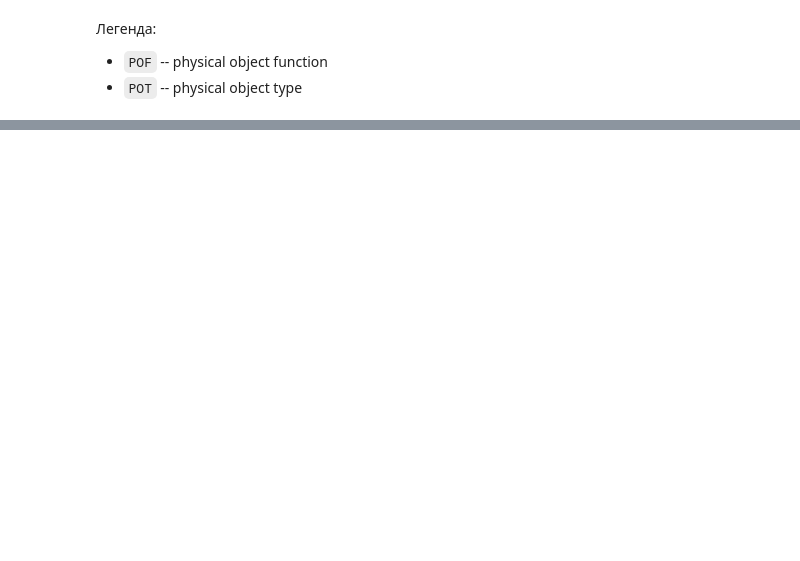
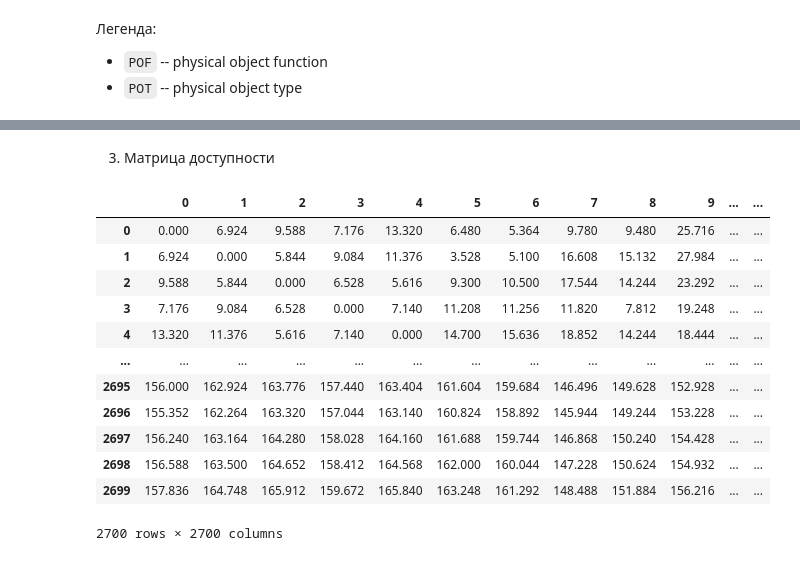
Before and after one commit to vasilstar97/prostor-examples, a Jupyter notebook: examples/Ф35 Ф26 Ф36/0. Подготовка исходных данных.ipynb, the cells around one changed output, grey strips where cells are left out. Cells and saved outputs as stored; diff of their text form; code cells hidden in the pictures; blank space fills up the shorter version.

```diff
--- a/examples/Ф35 Ф26 Ф36/0. Подготовка исходных данных.ipynb
+++ b/examples/Ф35 Ф26 Ф36/0. Подготовка исходных данных.ipynb
@@ -163,0 +279,11 @@ np.float64(0.0)
+# %%
+from blocksnet.relations import calculate_distance_matrix
+
+SPEED = 5 * 1_000 / 60
+
+def get_accessibility_matrix(blocks : gpd.GeoDataFrame) -> pd.DataFrame:
+  crs = blocks.estimate_utm_crs()
+  dist_mx = calculate_distance_matrix(blocks.to_crs(crs))
+  return dist_mx / SPEED
+# %%
+acc_mx = get_accessibility_matrix(blocks)
@@ -163,0 +344,18 @@ np.float64(0.0)
+# %% [markdown]
+3. Матрица доступности
+# %%
+acc_mx
+# %% [output]
+|  | 0 | 1 | 2 | 3 | 4 | 5 | 6 | 7 | 8 | 9 | ... | ... |
+| 0 | 0.000 | 6.924 | 9.588 | 7.176 | 13.320 | 6.480 | 5.364 | 9.780 | 9.480 | 25.716 | ... | ... |
+| 1 | 6.924 | 0.000 | 5.844 | 9.084 | 11.376 | 3.528 | 5.100 | 16.608 | 15.132 | 27.984 | ... | ... |
+| 2 | 9.588 | 5.844 | 0.000 | 6.528 | 5.616 | 9.300 | 10.500 | 17.544 | 14.244 | 23.292 | ... | ... |
+| 3 | 7.176 | 9.084 | 6.528 | 0.000 | 7.140 | 11.208 | 11.256 | 11.820 | 7.812 | 19.248 | ... | ... |
+| 4 | 13.320 | 11.376 | 5.616 | 7.140 | 0.000 | 14.700 | 15.636 | 18.852 | 14.244 | 18.444 | ... | ... |
+| ... | ... | ... | ... | ... | ... | ... | ... | ... | ... | ... | ... | ... |
+| 2695 | 156.000 | 162.924 | 163.776 | 157.440 | 163.404 | 161.604 | 159.684 | 146.496 | 149.628 | 152.928 | ... | ... |
+| 2696 | 155.352 | 162.264 | 163.320 | 157.044 | 163.140 | 160.824 | 158.892 | 145.944 | 149.244 | 153.228 | ... | ... |
+| 2697 | 156.240 | 163.164 | 164.280 | 158.028 | 164.160 | 161.688 | 159.744 | 146.868 | 150.240 | 154.428 | ... | ... |
+| 2698 | 156.588 | 163.500 | 164.652 | 158.412 | 164.568 | 162.000 | 160.044 | 147.228 | 150.624 | 154.932 | ... | ... |
+| 2699 | 157.836 | 164.748 | 165.912 | 159.672 | 165.840 | 163.248 | 161.292 | 148.488 | 151.884 | 156.216 | ... | ... |
+2700 rows × 2700 columns
```
Also changed, not shown: parts of 46 cells of this notebook, 13 other files.
